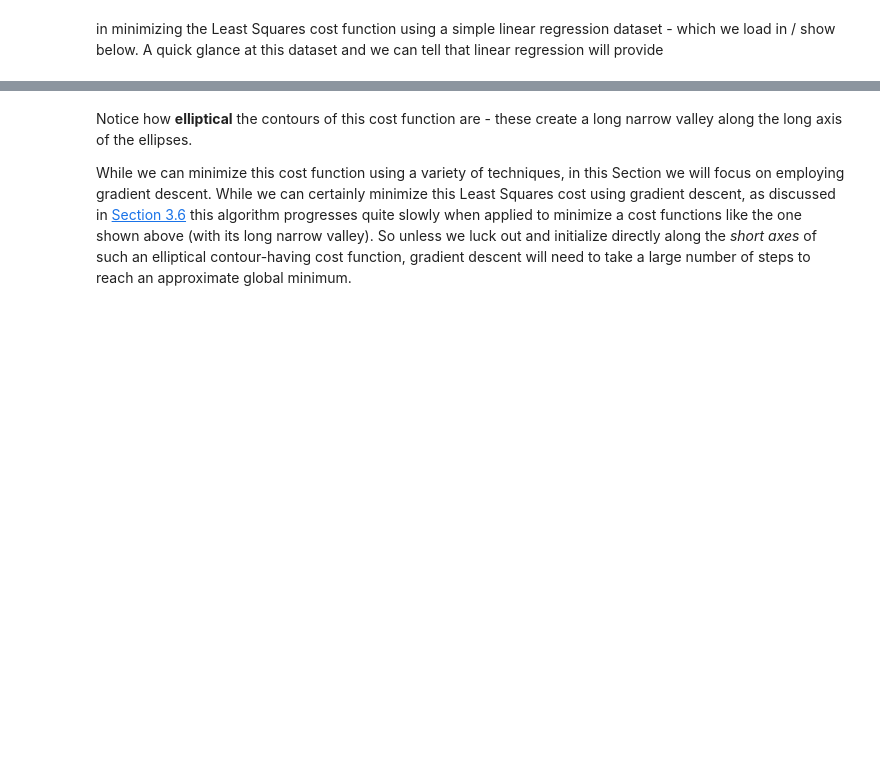
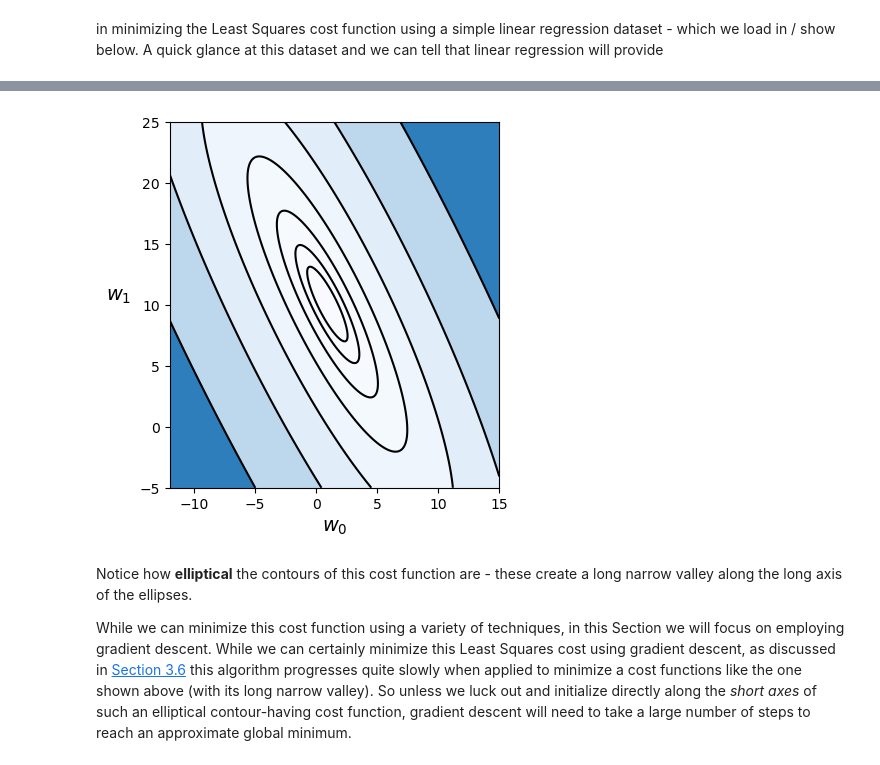
Before and after one commit to neonwatty/machine_learning_refined, a Jupyter notebook: notes/9_Feature_engineer_select/9_3_Scaling.ipynb, the cells around one changed output, grey strips where cells are left out. Drawn from its saved outputs; the diff is of its cells as text; code cells hidden in the pictures; blank space fills up the shorter version.

```diff
--- a/notes/9_Feature_engineer_select/9_3_Scaling.ipynb
+++ b/notes/9_Feature_engineer_select/9_3_Scaling.ipynb
@@ -61,8 +91,8 @@ in minimizing the Least Squares cost function using a simple linear regression d
 ## This code cell will not be shown in the HTML version of this notebook
 # an implementation of the least squares cost function for linear regression, precisely
 # what was shown in Section 8.1 but here pulled in from a backend file
-least_squares = cost_lib.choose_cost(x,y,'least_squares')
+least_squares = section_9_3_helpers.choose_cost(x,y,'least_squares')
 
 # show the contours of an input function over a desired viewing range
-static_plotter.two_input_contour_plot(least_squares,[],xmin = -12,xmax = 15,ymin = -5,ymax = 25,num_contours = 7,show_original = False)
+demo.two_input_contour_plot(least_squares,[],xmin = -12,xmax = 15,ymin = -5,ymax = 25,num_contours = 7,show_original = False)
 # %% [output]
@@ -71,3 +99,4 @@ static_plotter.two_input_contour_plot(least_squares,[],xmin = -12,xmax = 15,ymin
+[figure, added]
 # %% [markdown]
 Notice how **elliptical** the contours of this cost function are - these create a long narrow valley along the long axis of the ellipses.
 
```
Also changed, not shown: parts of 7 cells of this notebook, 33 other files.
